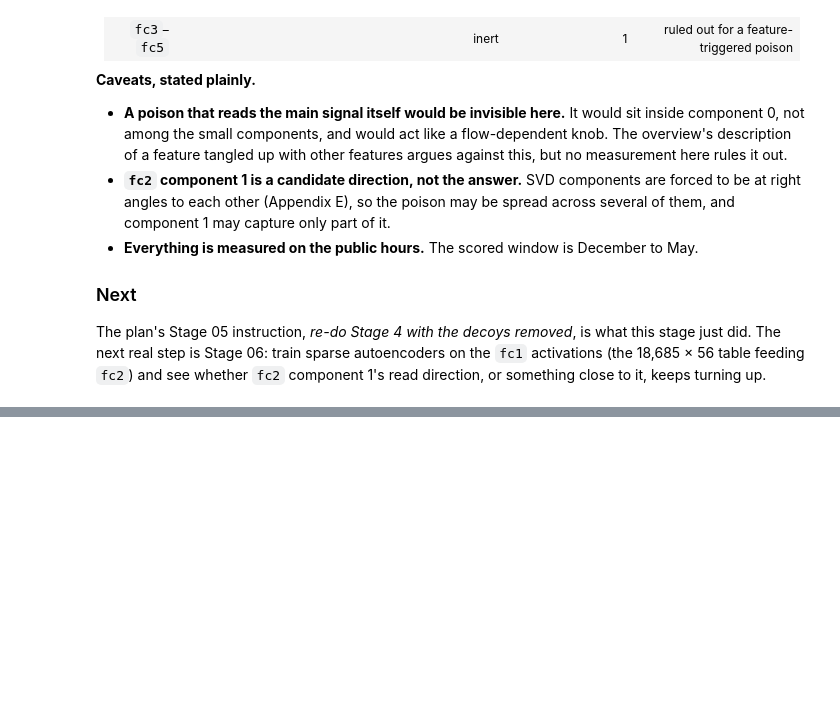
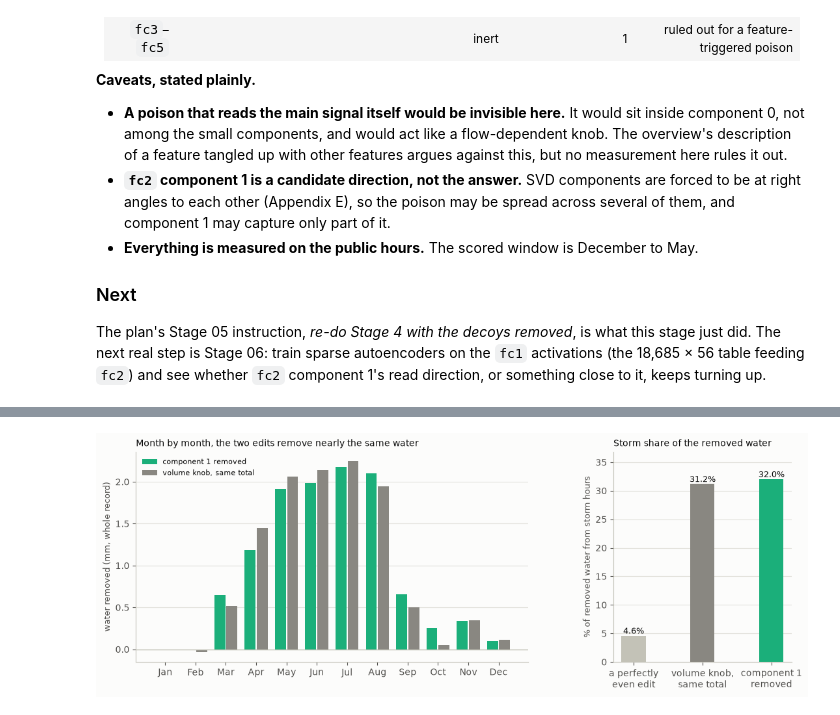
Before and after one commit to nehasrinivasula/mlm26, a Jupyter notebook: working.ipynb, the cells around one changed output, grey strips where cells are left out. Drawn from its saved outputs; the diff is of its cells as text; code cells hidden in the pictures; blank space fills up the shorter version.

```diff
--- a/working.ipynb
+++ b/working.ipynb
@@ -1257,0 +2194,40 @@ close to it, keeps turning up.
+# %%
+# Chart: where the removed water comes from, component 1 against the same-size volume knob.
+COMPONENT1 = "#1baf7a"      # aqua: component 1 removed (a new identity, so a new colour)
+KNOB_GREY  = "#898781"      # the volume knob: the comparison, so grey
+EVEN_GREY  = CONTEXT_GREY   # a perfectly even edit: the floor
+
+fig, (month_ax, share_ax) = plt.subplots(
+    1, 2, figsize=(13, 4.2), gridspec_kw={"width_ratios": [2.2, 1], "wspace": 0.3})
+fig.patch.set_facecolor(SURFACE)
+
+# (a) removed water, month by month
+months = np.arange(1, 13)
+monthly_A = [water_A[hour_month == m].sum() for m in months]
+monthly_B = [water_B[hour_month == m].sum() for m in months]
+month_ax.bar(months - 0.2, monthly_A, width=0.36, color=COMPONENT1, label="component 1 removed")
+month_ax.bar(months + 0.2, monthly_B, width=0.36, color=KNOB_GREY, label="volume knob, same total")
+month_ax.set_xticks(months, ["Jan", "Feb", "Mar", "Apr", "May", "Jun",
+                             "Jul", "Aug", "Sep", "Oct", "Nov", "Dec"])
+month_ax.axhline(0, color=CONTEXT_GREY, linewidth=1)
+month_ax.set_ylabel("water removed (mm, whole record)", fontsize=9, color="#52514e")
+month_ax.set_title("Month by month, the two edits remove nearly the same water",
+                   fontsize=10, loc="left", color="#0b0b0b")
+month_ax.legend(frameon=False, fontsize=8, loc="upper left")
+
+# (b) the share of each edit's removed water that comes from summer storm hours
+labels = ["a perfectly\neven edit", "volume knob,\nsame total", "component 1\nremoved"]
+shares = [100 * STORM.mean(), 100 * share_B, 100 * share_A]
+share_ax.bar(labels, shares, width=0.35, color=[EVEN_GREY, KNOB_GREY, COMPONENT1])
+for x, value in enumerate(shares):
+    share_ax.text(x, value, f"{value:.1f}%", ha="center", va="bottom", fontsize=9, color="#0b0b0b")
+share_ax.set_ylim(0, max(shares) * 1.15)
+share_ax.set_ylabel("% of removed water from storm hours", fontsize=9, color="#52514e")
+share_ax.set_title("Storm share of the removed water", fontsize=10, loc="left", color="#0b0b0b")
+
+for ax in (month_ax, share_ax):
+    style_axes(ax)
+    ax.grid(axis="x", visible=False)
+plt.show()
+# %% [output]
+[figure, added]
```
Also changed, not shown: parts of 157 cells of this notebook, 20 other files.
